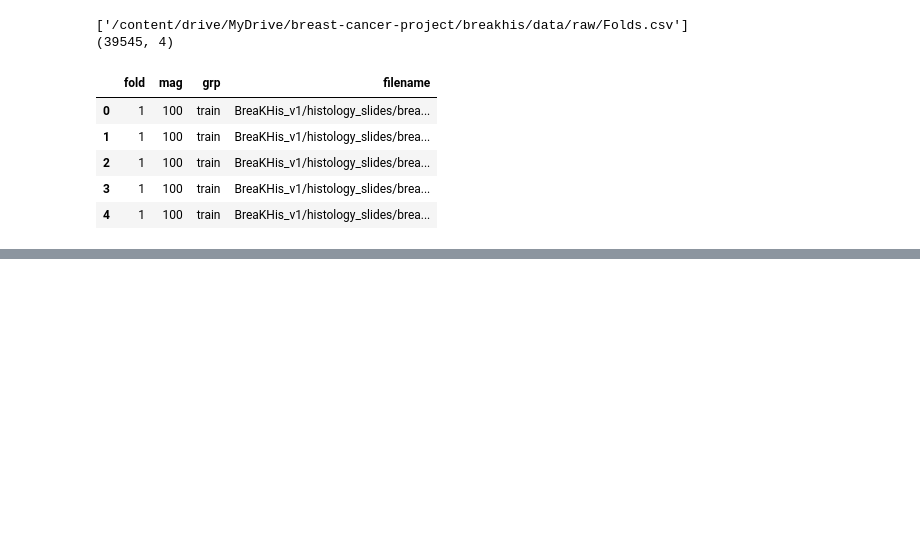
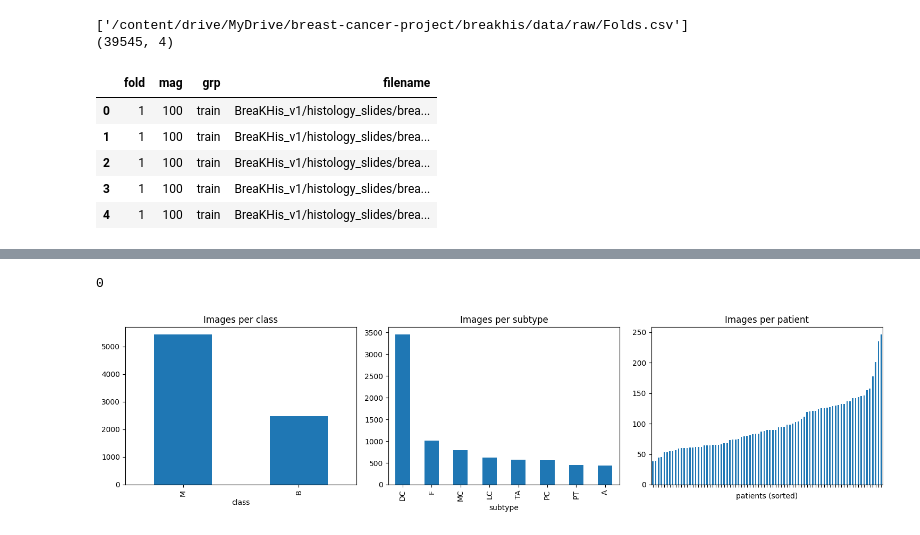
Before and after one commit to ParthHarde/breast-cancer-project, a Jupyter notebook: metabric/01_metabric_data.ipynb, the cells around one changed output, grey strips where cells are left out. Drawn from its saved outputs; the diff is of its cells as text; code cells hidden in the pictures; blank space fills up the shorter version.

```diff
--- a/metabric/01_metabric_data.ipynb
+++ b/metabric/01_metabric_data.ipynb
@@ -1209,3 +1209,24 @@ f.head()
 | 2 | 1 | 100 | train | BreaKHis_v1/histology_slides/brea... |
 | 3 | 1 | 100 | train | BreaKHis_v1/histology_slides/brea... |
 | 4 | 1 | 100 | train | BreaKHis_v1/histology_slides/brea... |
+# %%
+import pandas as pd, os
+
+rows = []
+for path in pngs:
+    name = os.path.basename(path).replace(".png", "")
+    parts = name.split("-")                    # ['SOB_B_TA','14','4659','40','001']
+    biopsy, cls, subtype = parts[0].split("_")
+    rows.append({
+        "path": path,
+        "class": cls,                          # B or M
+        "label": 1 if cls == "M" else 0,       # malignant = 1
+        "subtype": subtype,
+        "patient_id": f"{parts[1]}-{parts[2]}",
+        "magnification": int(parts[3]),
+        "img_no": parts[4],
+    })
+
+meta = pd.DataFrame(rows)
+print(meta.shape)
+meta.head()
@@ -1211,0 +1256,8 @@ f.head()
+# %%
+print("Images per class:\n", meta["class"].value_counts(), "\n")
+print("Images per subtype:\n", meta["subtype"].value_counts(), "\n")
+print("Images per magnification:\n", meta["magnification"].value_counts().sort_index(), "\n")
+print("Patients:", meta["patient_id"].nunique())
+print("Patients per class:\n", meta.groupby("class")["patient_id"].nunique(), "\n")
+per_pat = meta.groupby("patient_id").size()
+print("Images per patient:\n", per_pat.describe())
@@ -1211,0 +1282,18 @@ f.head()
+# %%
+print((meta.groupby("patient_id")["class"].nunique() > 1).sum())   # should print 0
+# %% [output]
+0
+# %%
+import matplotlib.pyplot as plt
+
+fig, ax = plt.subplots(1, 3, figsize=(15, 4))
+meta["class"].value_counts().plot.bar(ax=ax[0], title="Images per class")
+meta["subtype"].value_counts().plot.bar(ax=ax[1], title="Images per subtype")
+
+per_pat.sort_values().plot.bar(ax=ax[2], title="Images per patient")
+ax[2].set_xticklabels([])          # hide the 82 patient IDs
+ax[2].set_xlabel("patients (sorted)")
+
+plt.tight_layout(); plt.show()
+# %% [output]
+[figure, added]
```
Also changed, not shown: parts of 44 cells of this notebook.
